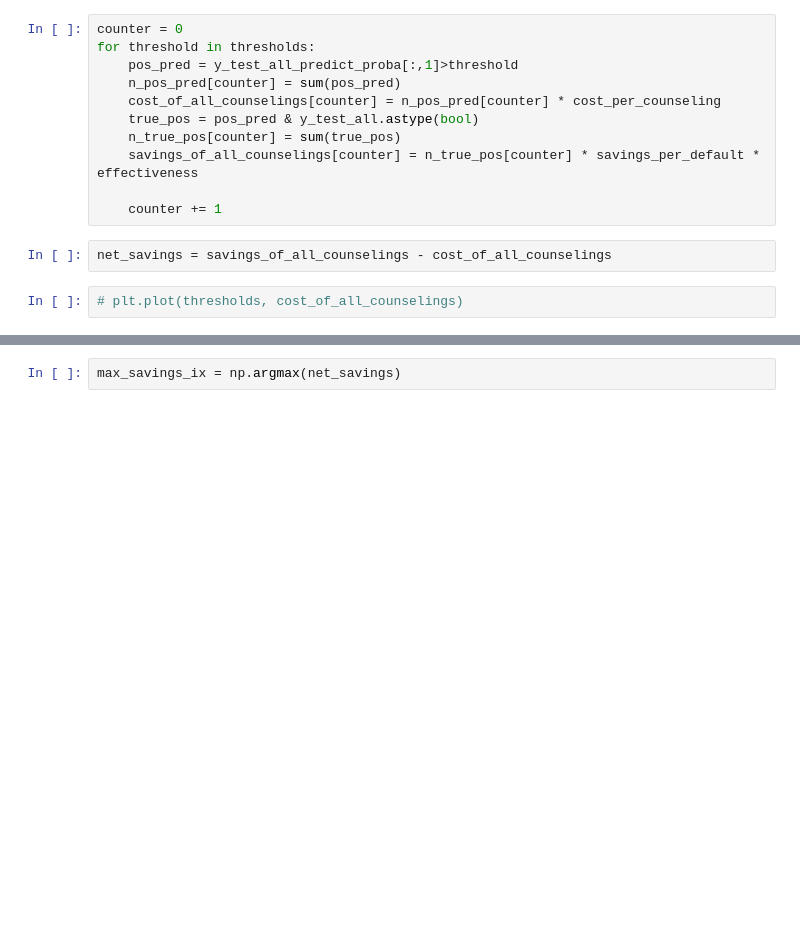
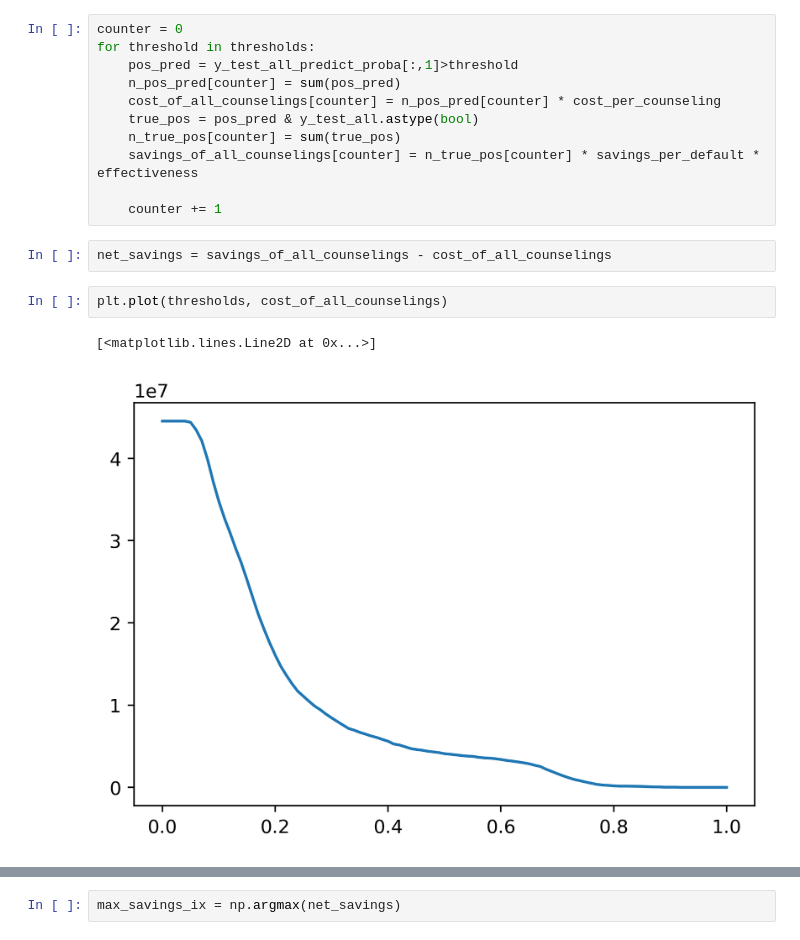
Before and after one commit to anmolpant/Technocolabs-ML-Internship, a Jupyter notebook: Mini Tasks/Mini Task 2/Deriving_Financial_Insights/Deriving_Financial_Insights.ipynb, the cells around one changed output, grey strips where cells are left out. Cells and saved outputs as stored; diff of their text form; blank space fills up the shorter version.

```diff
--- a/Mini Tasks/Mini Task 2/Deriving_Financial_Insights/Deriving_Financial_Insights.ipynb
+++ b/Mini Tasks/Mini Task 2/Deriving_Financial_Insights/Deriving_Financial_Insights.ipynb
@@ -689,5 +693,8 @@ for threshold in thresholds:
 # %%
 net_savings = savings_of_all_counselings - cost_of_all_counselings
 # %%
-# plt.plot(thresholds, cost_of_all_counselings)
+plt.plot(thresholds, cost_of_all_counselings)
+# %% [output]
+[<matplotlib.lines.Line2D at 0x...>]
+[figure, added]
 # %%
```
Also changed, not shown: parts of 7 cells of this notebook.
